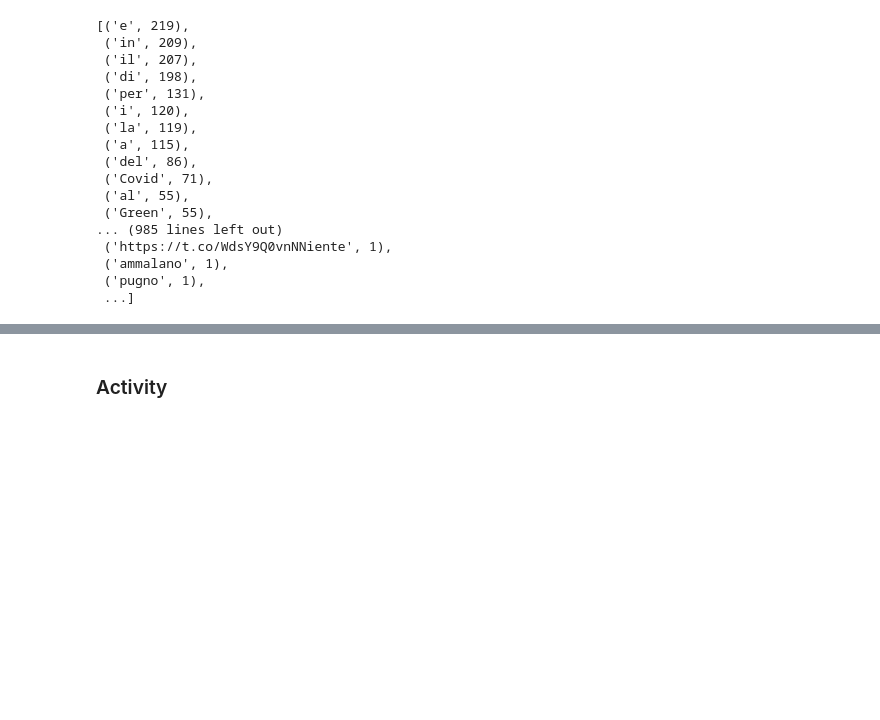
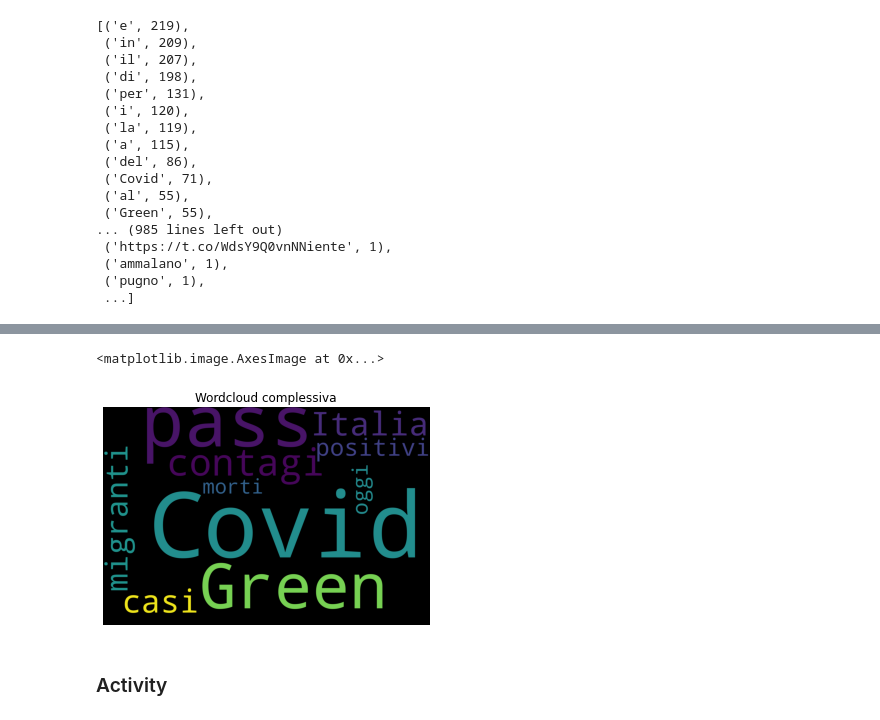
Before and after one commit to Dassoo/info-vis_project, a Jupyter notebook: ds_graphs.ipynb, the cells around one changed output, grey strips where cells are left out. Drawn from its saved outputs; the diff is of its cells as text; code cells hidden in the pictures; blank space fills up the shorter version.

```diff
--- a/ds_graphs.ipynb
+++ b/ds_graphs.ipynb
@@ -370,3 +398,11 @@ wcDX = [{'Covid':144, 'pass':88, 'Green':58, 'contagi':58, 'novembre':50, 'Venet
+# %%
+wc_Sum = WordCloud(background_color="black",width=3000,height=2000, max_words=10,relative_scaling=0.5,normalize_plurals=False).generate_from_frequencies(wcSum)
+plt.axis('off')
+plt.title('Wordcloud complessiva')
+plt.imshow(wc_Sum)
+# %% [output]
+<matplotlib.image.AxesImage at 0x...>
+[figure, added]
 # %% [markdown]
 ### Activity
 # %%
```
Also changed, not shown: parts of 4 cells of this notebook, 1 other file.
